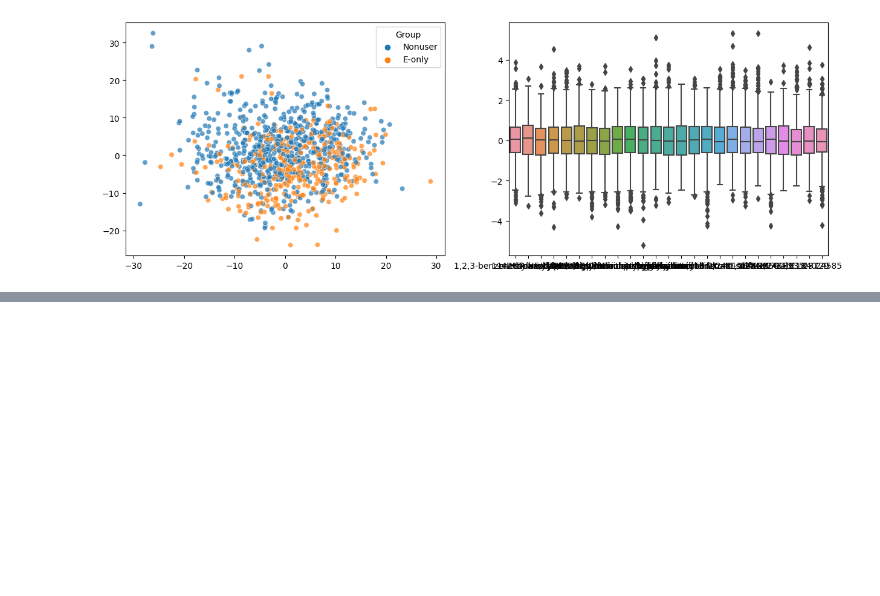
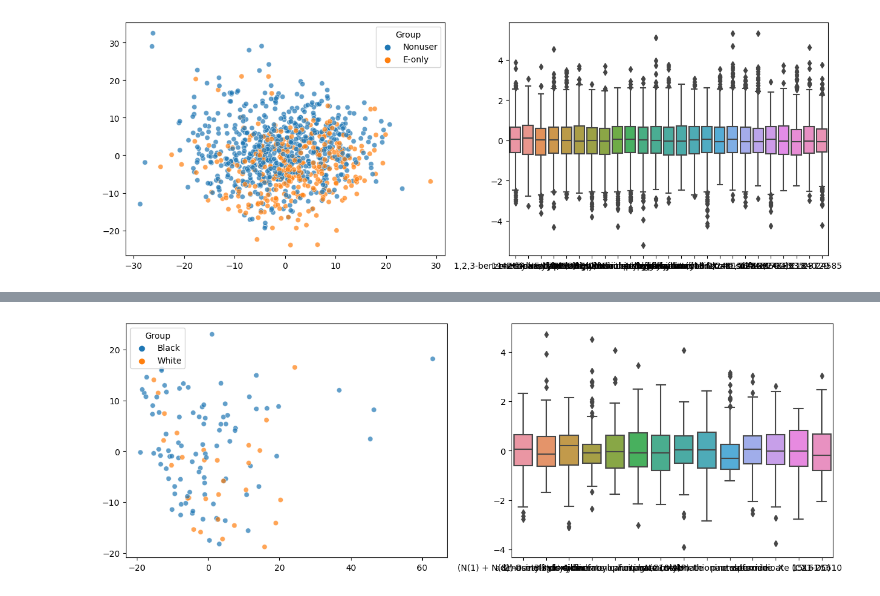
Before and after one commit to cwieder/MetHDN, a Jupyter notebook: Metabolon/scratch1.ipynb, the cells around one changed output, grey strips where cells are left out. Cells and saved outputs as stored; diff of their text form; code cells hidden in the pictures; blank space fills up the shorter version.

```diff
--- a/Metabolon/scratch1.ipynb
+++ b/Metabolon/scratch1.ipynb
@@ -157,3 +164,15 @@ pmh_data.plot_qc()
 [figure]
 # %%
 pmh_data.da_testing()
+# %%
+preterm_data = MetabolonDataset(
+    file_path = 'MTBLS702',
+    id = 'MTBLS702',
+    node_name = 'Preterm',
+    first_row_index=2,
+    first_col_index=6,
+    identifiers_row=1,
+    md_sampname='Sample Name',
+    md_group='Factor Value[Race]',
+    md_filter=['Black', 'White']
+    )
@@ -159,0 +194,5 @@ pmh_data.da_testing()
+# %%
+preterm_data.plot_qc()
+preterm_data.da_testing()
+# %% [output]
+[figure, added]
```
Also changed, not shown: parts of 14 cells of this notebook, 1 other file.
